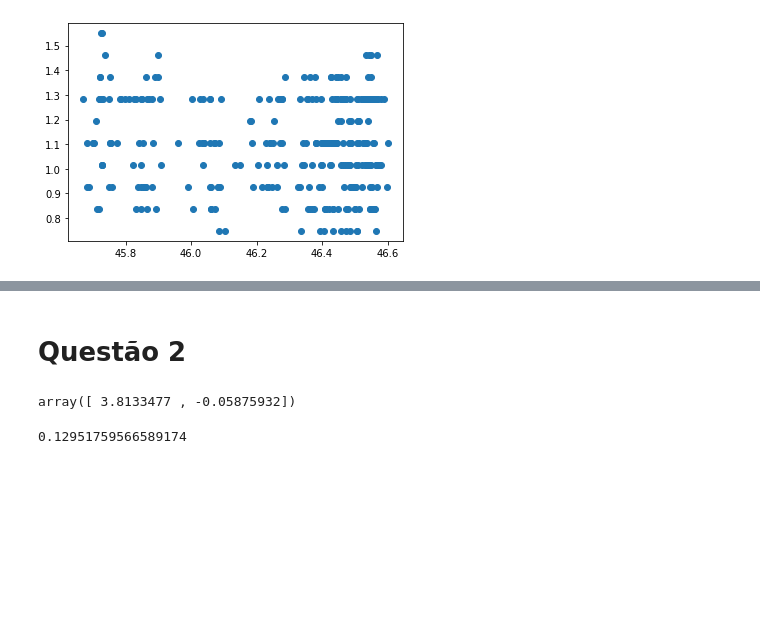
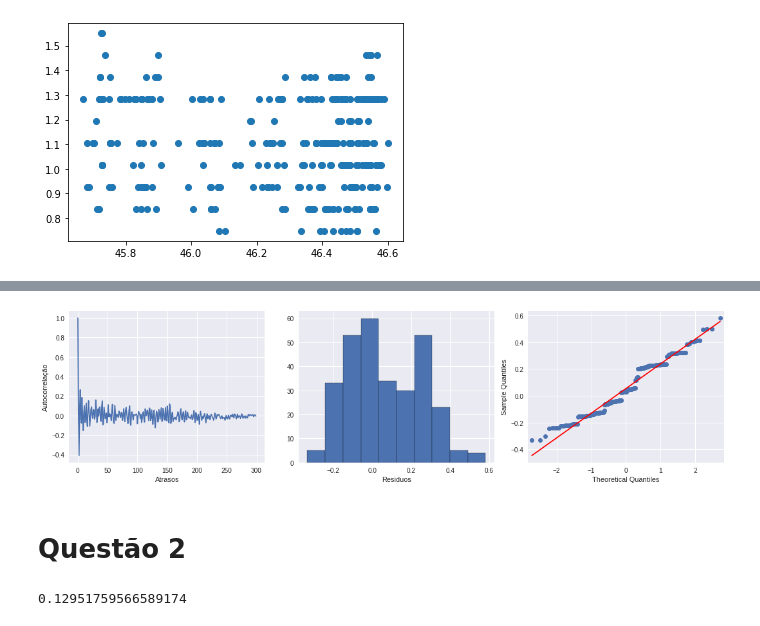
Before and after one commit to ifribeiro/TEI-EstApl, a Jupyter notebook: EPC10.ipynb, the cells around one changed output, grey strips where cells are left out. Saved outputs shown, nothing was run; the diff lists cells and outputs as text; code cells hidden in the pictures; blank space fills up the shorter version.

```diff
--- a/EPC10.ipynb
+++ b/EPC10.ipynb
@@ -70,2 +65,16 @@ plt.plot(X1, y_hat, c='red')
+# %%
+residuos_zc = [yi - yi_hat for yi, yi_hat in zip(Ytreino,y_hat)]
+crus_corr = ccf(residuos_zc, residuos_zc, adjusted=False)
+# %%
+fig, ax = plt.subplots(figsize=(15,4), ncols=3)
+ax[0].plot(crus_corr)
+ax[1].hist(residuos_zc, edgecolor='black')
+ax[0].set_xlabel("Atrasos")
+ax[0].set_ylabel("Autocorrelação")
+ax[1].set_xlabel("Residuos")
+sm.qqplot(np.array(residuos_zc), line='s', ax=ax[2])
+plt.tight_layout();
+# %% [output]
+[figure, added]
 # %% [markdown]
 # Questão 2
@@ -79,7 +81,3 @@ res1 = m1.fit()
-# %%
-res1.params
-# %% [output]
-array([ 3.8133477 , -0.05875932])
 # %%
 X2c = ZCC_treino[:, 0]
 Y2c = ZCC_treino[:, 1]
```
Also changed, not shown: parts of 30 cells of this notebook.
